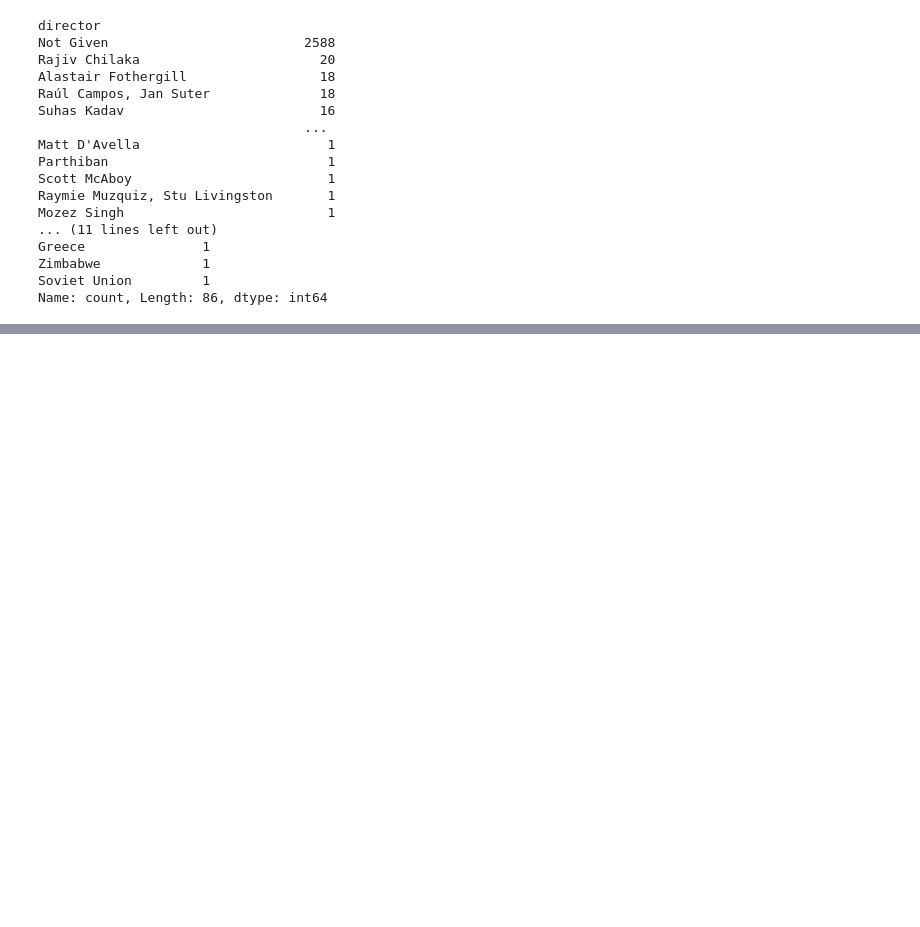
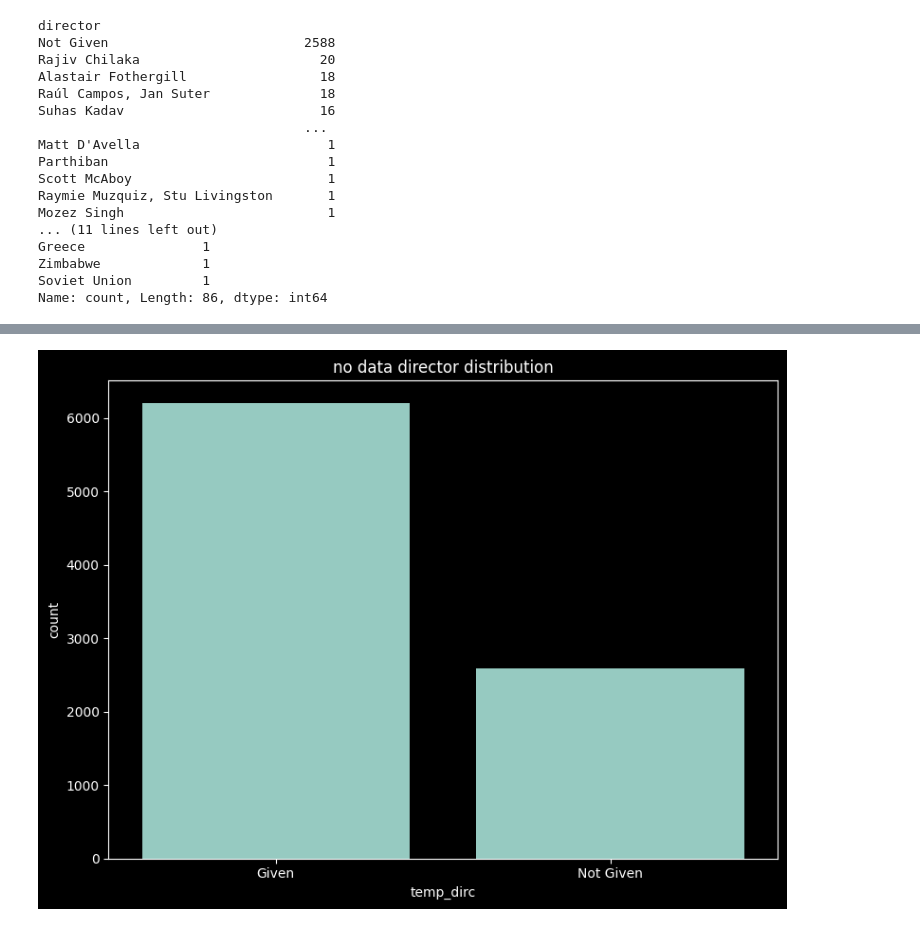
Before and after one commit to Bison619/Netflix_data_analysis, a Jupyter notebook: clean_and_analysis.ipynb, the cells around one changed output, grey strips where cells are left out. Saved outputs shown, nothing was run; the diff lists cells and outputs as text; code cells hidden in the pictures; blank space fills up the shorter version.

```diff
--- a/clean_and_analysis.ipynb
+++ b/clean_and_analysis.ipynb
@@ -113,0 +144,16 @@ plt.show()
+# %%
+def for_notgiven(director):
+    if director == "Not Given":
+        return 'Not Given'
+    else:
+        return 'Given'
+
+df['temp_dirc'] = df['director'].apply(for_notgiven)
+
+plt.figure(figsize=(8,6))
+sns.countplot( x = df['temp_dirc'])
+plt.title(f'no data director distribution')
+plt.tight_layout()
+plt.show()
+# %% [output]
+[figure, added]
```
Also changed, not shown: parts of 4 cells of this notebook.
